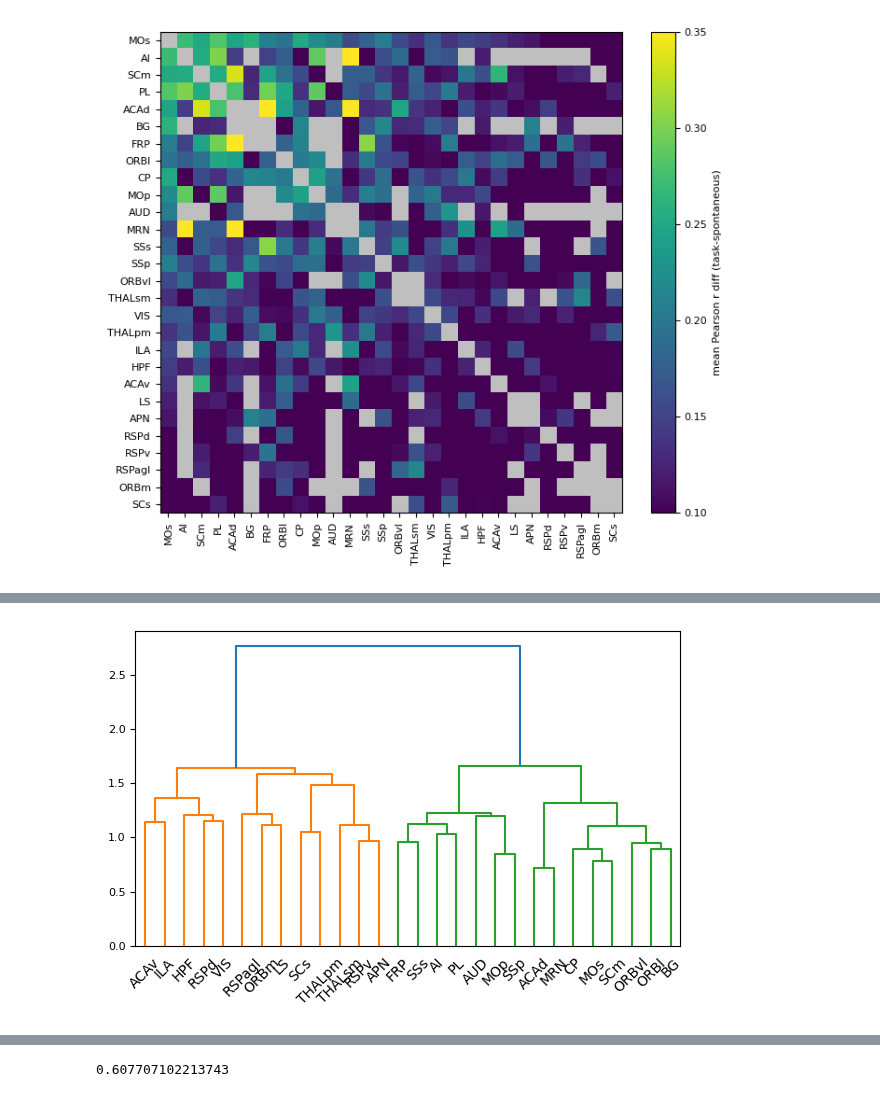
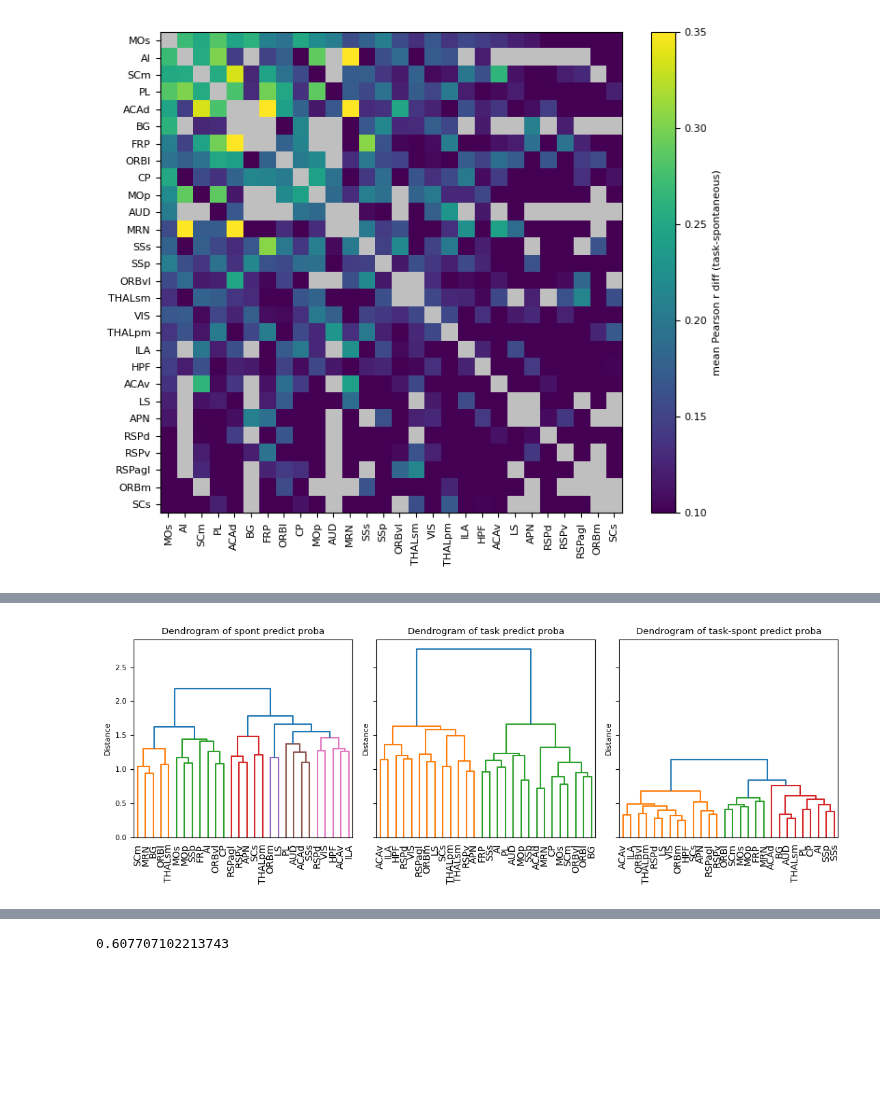
Before and after one commit to AllenInstitute/dynamic_routing_analysis, a Jupyter notebook: notebooks/test_context_decoder_on_spontaneous.ipynb, the cells around one changed output, grey strips where cells are left out. Drawn from its saved outputs; the diff is of its cells as text; code cells hidden in the pictures; blank space fills up the shorter version.

```diff
--- a/notebooks/test_context_decoder_on_spontaneous.ipynb
+++ b/notebooks/test_context_decoder_on_spontaneous.ipynb
@@ -183,7 +221,7 @@ predict_proba_with_repeats_single_session_spontaneous_pd=predict_proba_with_repe
 # show individual repeats, averages over repeats, etc.
 sel_bin_center=-0.25
 sel_structure='ACAd'
-sel_unit_subsample=20
+sel_unit_subsample=10
 if sel_unit_subsample is None or sel_unit_subsample == 'all':
     structure_predict_proba=predict_proba_single_session_pd.query('structure==@sel_structure and unit_subsample_size.isna() and bin_center==@sel_bin_center')
     structure_predict_proba_spont=predict_proba_with_repeats_single_session_spontaneous_pd.query('structure==@sel_structure and unit_subsample_size.isna() and bin_center==@sel_bin_center')
@@ -233,7 +287,7 @@ predict_proba_single_session_pd['structure'].unique()
 #plot predict proba across epochs, shade epochs
 sel_structure='ACAd'
 plot_data_string='decision_function' # 'decision_function' or 'predict_proba'
-sel_unit_subsample=20
+sel_unit_subsample=10
 if sel_unit_subsample is None or sel_unit_subsample == 'all':
     structure_predict_proba=predict_proba_single_session_pd.query('structure==@sel_structure and unit_subsample_size.isna() and bin_center==@sel_bin_center')
     structure_predict_proba_spont=predict_proba_with_repeats_single_session_spontaneous_pd.query('structure==@sel_structure and unit_subsample_size.isna() and bin_center==@sel_bin_center')
@@ -289,5 +343,4 @@ for _,epoch_row in epochs.iterrows():
     ax.text((epoch_start+epoch_end)/2, ymax*0.99, epoch_name, ha='center', va='top', fontsize=6,)
 
 
-
 fig.tight_layout()
@@ -1449,44 +1528,47 @@ array([ 0, 17, 15, 14, 22, 23, 10, 20,  9,  7,  6,  5,  4,  3,  2,  1, 19,
 # %%
 from sklearn.cluster import AgglomerativeClustering
-from scipy.cluster.hierarchy import dendrogram
 
-clustering = AgglomerativeClustering(
-    n_clusters=2,
-    metric='euclidean',
-    linkage='ward',
-    compute_distances=True,
-)
-corr_matrix=corr_matrix_task_predict_proba.copy()
-naninds=np.isnan(corr_matrix)
-corr_matrix[naninds]=np.nanmedian(corr_matrix)
-clustering.fit(corr_matrix)
+sort_idx={}
+use_epochs=['spont','task','task-spont']
 
-def plot_dendrogram(model, **kwargs):
-    # Create linkage matrix and then plot the dendrogram
+fig,ax=plt.subplots(1,3,figsize=(11,4),sharey=True)
 
-    # create the counts of samples under each node
-    counts = np.zeros(model.children_.shape[0])
-    n_samples = len(model.labels_)
-    for i, merge in enumerate(model.children_):
-        current_count = 0
-        for child_idx in merge:
-            if child_idx < n_samples:
-                current_count += 1  # leaf node
-            else:
-                current_count += counts[child_idx - n_samples]
-        counts[i] = current_count
+ax_max=[]
 
-    linkage_matrix = np.column_stack(
-        [model.children_, model.distances_, counts]
-    ).astype(float)
+for ee, epoch in enumerate(use_epochs):
+    if epoch=='task':
+        corr_matrix=corr_matrix_task_predict_proba.copy()
+    elif epoch=='spont':
+        corr_matrix=corr_matrix_spont_predict_proba.copy()
+    elif epoch=='task-spont':
+        corr_matrix=corr_matrix_task_predict_proba.copy()-corr_matrix_spont_predict_proba.copy()
 
-    # Plot the corresponding dendrogram
-    dendrogram(linkage_matrix, **kwargs)
+     #hierarchical clustering
+    clustering = AgglomerativeClustering(
+        n_clusters=2,
+        metric='euclidean',
+        linkage='ward',
+        compute_distances=True,
+    )
 
-idx = np.argsort(clustering.labels_)
+    naninds=np.isnan(corr_matrix)
+    corr_matrix[naninds]=np.nanmedian(corr_matrix[corr_matrix!=1])
+    clustering.fit(corr_matrix)
 
-fig,ax=plt.subplots(1,1,figsize=(6,4))
-plot_dendrogram(clustering,labels=incl_structures)#, truncate_mode="level", p=3)
+    idx = np.argsort(clustering.labels_)
+
+    sort_idx[epoch] = idx
+
+    linkage_matrix=plot_dendrogram(clustering,labels=incl_structures,ax=ax[ee])#, truncate_mode="level", p=3)
+    ax[ee].set_ylabel('Distance')
+    ax[ee].set_title(f'Dendrogram of {epoch} predict proba')
+    ax[ee].tick_params(axis='x', rotation=90)
+
+    ax_max.append(np.diff(ax[ee].get_ylim()))
+
+#set ylim to max of any axis
+ax[0].set_ylim(0,np.max(ax_max))
+
 fig.tight_layout()
 # %% [output]
-[figure, old version]
+[figure, new version]
```
Also changed, not shown: parts of 26 cells of this notebook, 4 other files.
